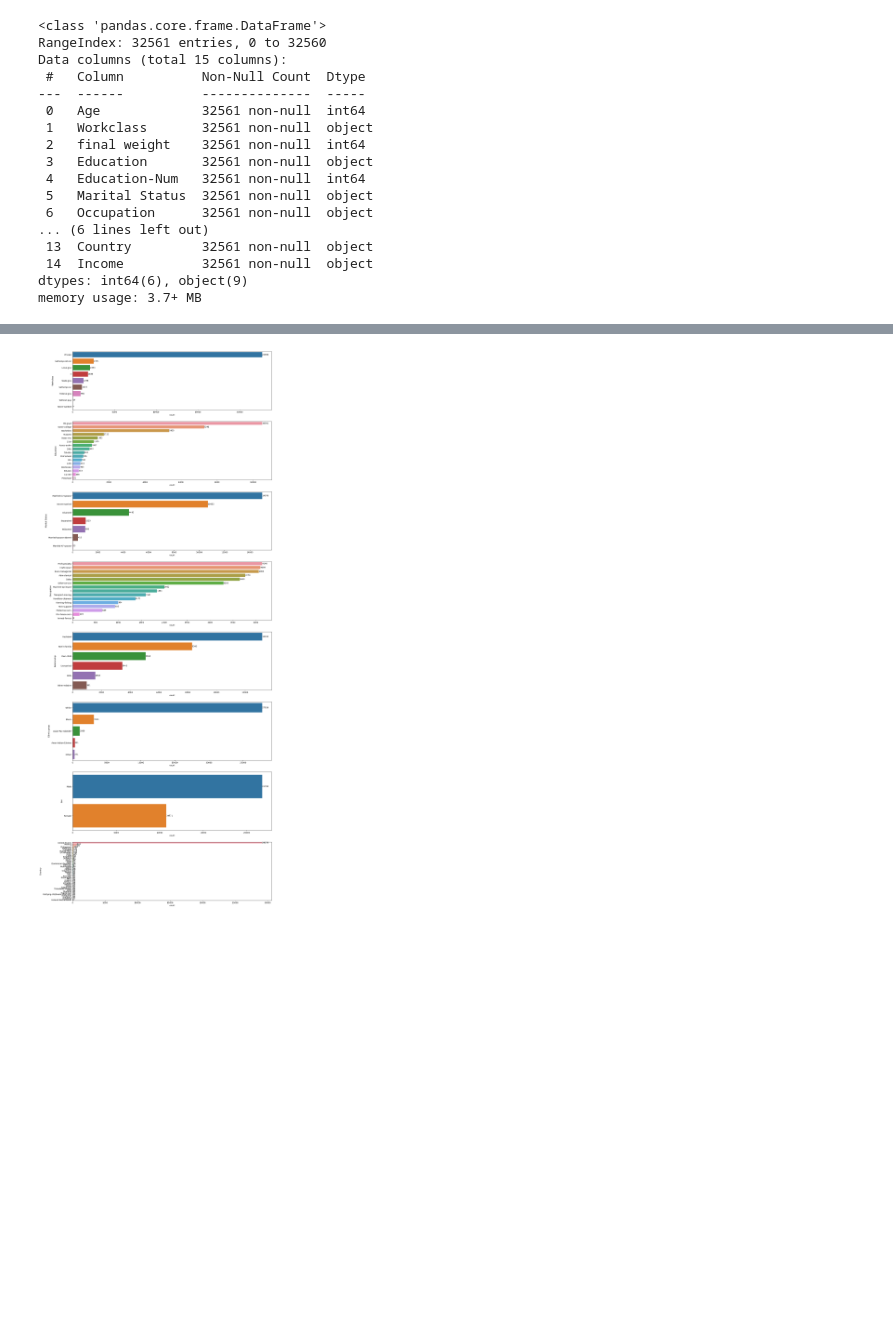
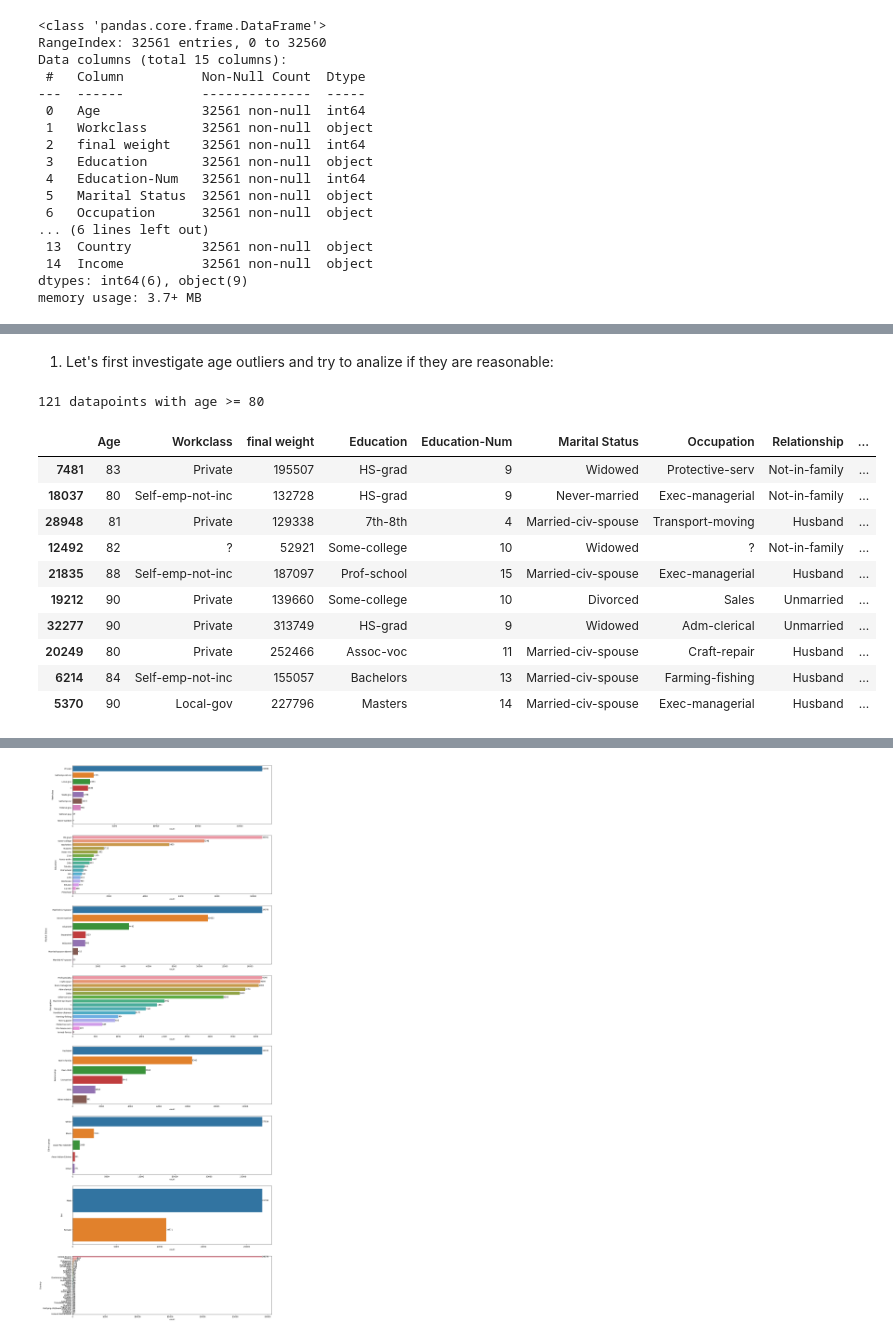
Before and after one commit to nadiia-duiunova/Adults_pet_project, a Jupyter notebook: Adult.ipynb, the cells around one changed output, grey strips where cells are left out. Cells and saved outputs as stored; diff of their text form; code cells hidden in the pictures; blank space fills up the shorter version.

```diff
--- a/Adult.ipynb
+++ b/Adult.ipynb
@@ -55,0 +76,19 @@ memory usage: 3.7+ MB
+# %% [markdown]
+1. Let's first investigate age outliers and try to analize if they are reasonable:
+# %%
+age_outliers = df[df['Age']>=80]
+print(f'{age_outliers.shape[0]} datapoints with age >= 80')
+age_outliers.sample(10)
+# %% [output]
+121 datapoints with age >= 80
+|  | Age | Workclass | final weight | Education | Education-Num | Marital Status | Occupation | Relationship | ... |
+| 7481 | 83 | Private | 195507 | HS-grad | 9 | Widowed | Protective-serv | Not-in-family | ... |
+| 18037 | 80 | Self-emp-not-inc | 132728 | HS-grad | 9 | Never-married | Exec-managerial | Not-in-family | ... |
+| 28948 | 81 | Private | 129338 | 7th-8th | 4 | Married-civ-spouse | Transport-moving | Husband | ... |
+| 12492 | 82 | ? | 52921 | Some-college | 10 | Widowed | ? | Not-in-family | ... |
+| 21835 | 88 | Self-emp-not-inc | 187097 | Prof-school | 15 | Married-civ-spouse | Exec-managerial | Husband | ... |
+| 19212 | 90 | Private | 139660 | Some-college | 10 | Divorced | Sales | Unmarried | ... |
+| 32277 | 90 | Private | 313749 | HS-grad | 9 | Widowed | Adm-clerical | Unmarried | ... |
+| 20249 | 80 | Private | 252466 | Assoc-voc | 11 | Married-civ-spouse | Craft-repair | Husband | ... |
+| 6214 | 84 | Self-emp-not-inc | 155057 | Bachelors | 13 | Married-civ-spouse | Farming-fishing | Husband | ... |
+| 5370 | 90 | Local-gov | 227796 | Masters | 14 | Married-civ-spouse | Exec-managerial | Husband | ... |
```
Also changed, not shown: parts of 30 cells of this notebook.
